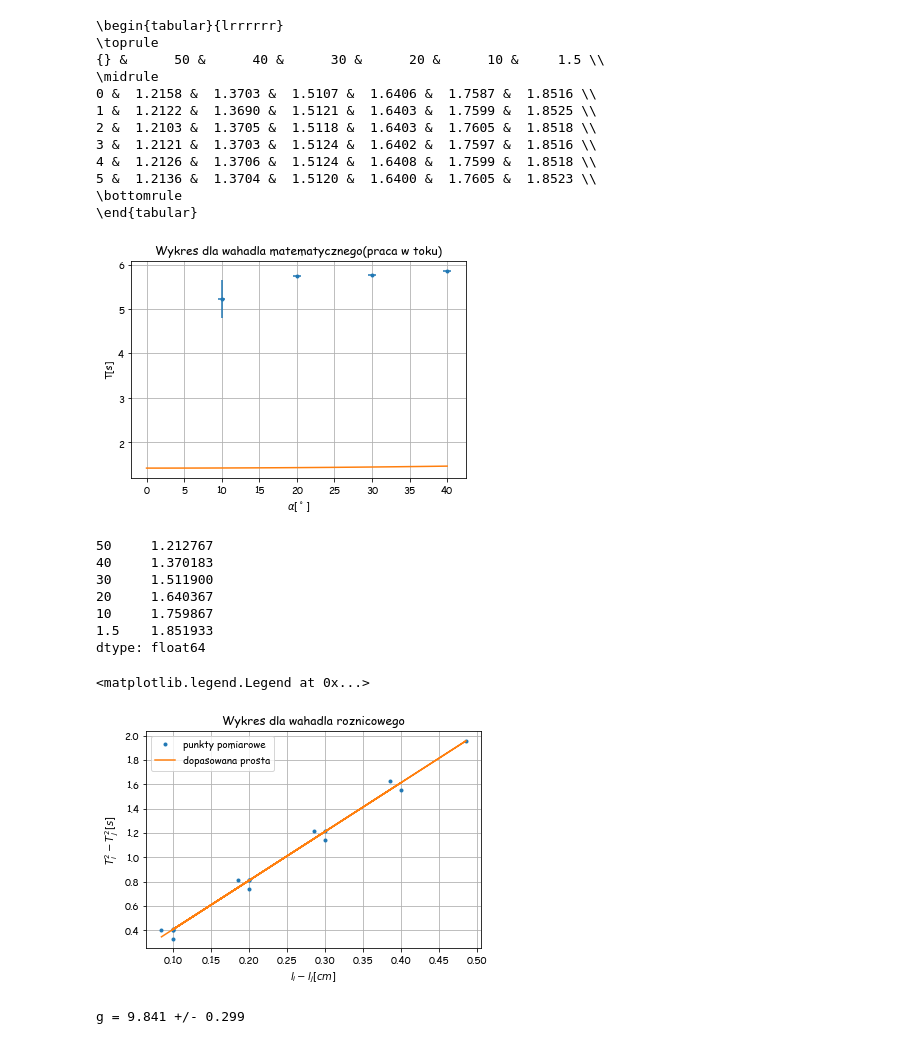
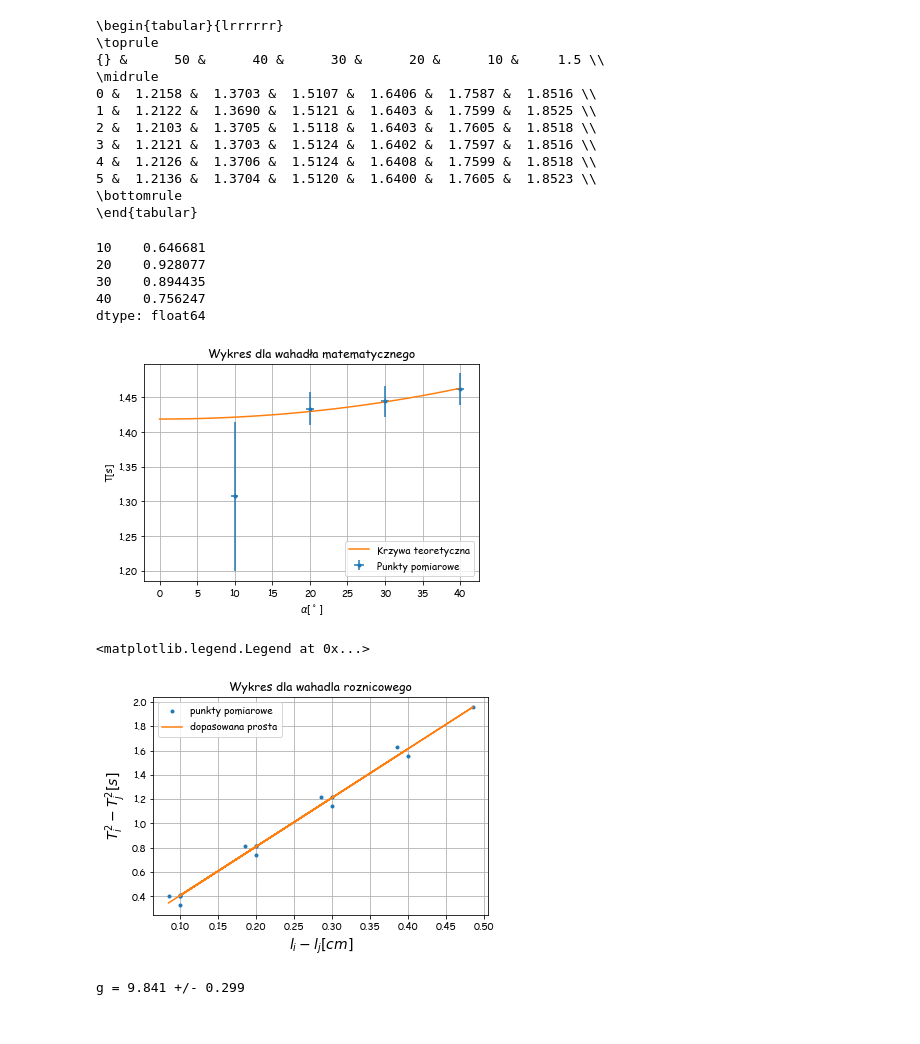
Before and after one commit to MarikinPaulina/LabFiz1, a Jupyter notebook: 08-03-Niepewność/Wahadło.ipynb, the cells around one changed output. Drawn from its saved outputs; the diff is of its cells as text; code cells hidden in the pictures.

```diff
--- a/08-03-Niepewność/Wahadło.ipynb
+++ b/08-03-Niepewność/Wahadło.ipynb
@@ -7,7 +7,7 @@ from scipy.optimize import curve_fit
 %matplotlib inline
 # %%
 rc('font', family='Comic Sans MS')
-matematyczne=pd.read_csv('dlugosc50cm.csv')
+matematyczne=pd.read_csv('dlugosc50cm.csv')/4
 roznicowe=pd.read_csv('kat15stopni.csv')
 stopien = np.pi/180
 D_alpha = stopien*2
@@ -56,28 +61,26 @@ def matematyczne_okres(fi):
     return 2*(np.pi)*np.sqrt(dlugosc/g)*ciag_przyblizen(fi)
 # %%
 D_matematyczne = np.sqrt(matematyczne.std(0)**2+(D_alpha**2)/3+(D_alpha/2)**2/3)
+# %%
+matematyczne.mean(0)/matematyczne_okres(matematyczne_kat)
+# %% [output]
+10    0.646681
+20    0.928077
+30    0.894435
+40    0.756247
+dtype: float64
 # %%
 matematyczne_pelnia = np.linspace(0,40*stopien)
-plt.errorbar(matematyczne_kat,matematyczne.mean(0),D_matematyczne,D_dlugosc,'.')
-plt.plot(matematyczne_pelnia/stopien,matematyczne_okres(matematyczne_pelnia))
+plt.errorbar(matematyczne_kat,matematyczne.mean(0),D_matematyczne,D_dlugosc,'.', label="Punkty pomiarowe")
+plt.plot(matematyczne_pelnia/stopien,matematyczne_okres(matematyczne_pelnia), label="Krzywa teoretyczna")
 plt.ylabel('T[s]')
 plt.xlabel(r'$\alpha[^\circ]$')
-plt.title('Wykres dla wahadla matematycznego(praca w toku)')
+plt.title('Wykres dla wahadła matematycznego')
 plt.grid()
+plt.legend(loc='lower right')
 plt.savefig('Wykres_matematyczne.png')
 # %% [output]
-[figure, old version]
+[figure, new version]
-# %%
-roznicowe.mean(0)
-# np.diff(roznicowe.mean(0))
-# %% [output]
-50     1.212767
-40     1.370183
-30     1.511900
-20     1.640367
-10     1.759867
-1.5    1.851933
-dtype: float64
 # %%
 roznicowe_reshaped = roznicowe.mean(0).values.reshape(roznicowe.mean(0).size, 1)
 roznicowe_roznice = roznicowe_reshaped.T**2 - roznicowe_reshaped**2
@@ -93,15 +96,15 @@ plt.plot(roznicowe_lina_wykres,roznicowe_wykres,'.',label='punkty pomiarowe')
 grawitacyjna, D_grawitacyjna = np.polyfit(roznicowe_lina_wykres,roznicowe_wykres,1,cov=True)
 plt.plot(roznicowe_lina_wykres,np.polyval(grawitacyjna,roznicowe_lina_wykres),label='dopasowana prosta')
 roznicowe_lina_wykres.size
-plt.xlabel(r'$l_i-l_j[cm]$')
-plt.ylabel(r'$T^2_i-T^2_j[s]$')
+plt.xlabel(r'$l_i-l_j[cm]$', fontsize=14)
+plt.ylabel(r'$T^2_i-T^2_j[s]$', fontsize=14)
 plt.title('Wykres dla wahadla roznicowego')
 plt.grid()
 plt.legend(loc='best')
 # plt.savefig('Wykres_roznicowe.png')
 # %% [output]
 <matplotlib.legend.Legend at 0x...>
-[figure, old version]
+[figure, new version]
 # %%
 grawitacja = 4*np.pi**2*ciag_przyblizen(15*stopien)/grawitacyjna[0]
 D_grawitacja = np.sqrt((1e-3*grawitacja/ciag_przyblizen(15*stopien))**2+\
```
Also changed, not shown: parts of 3 cells of this notebook, 7 other files.
